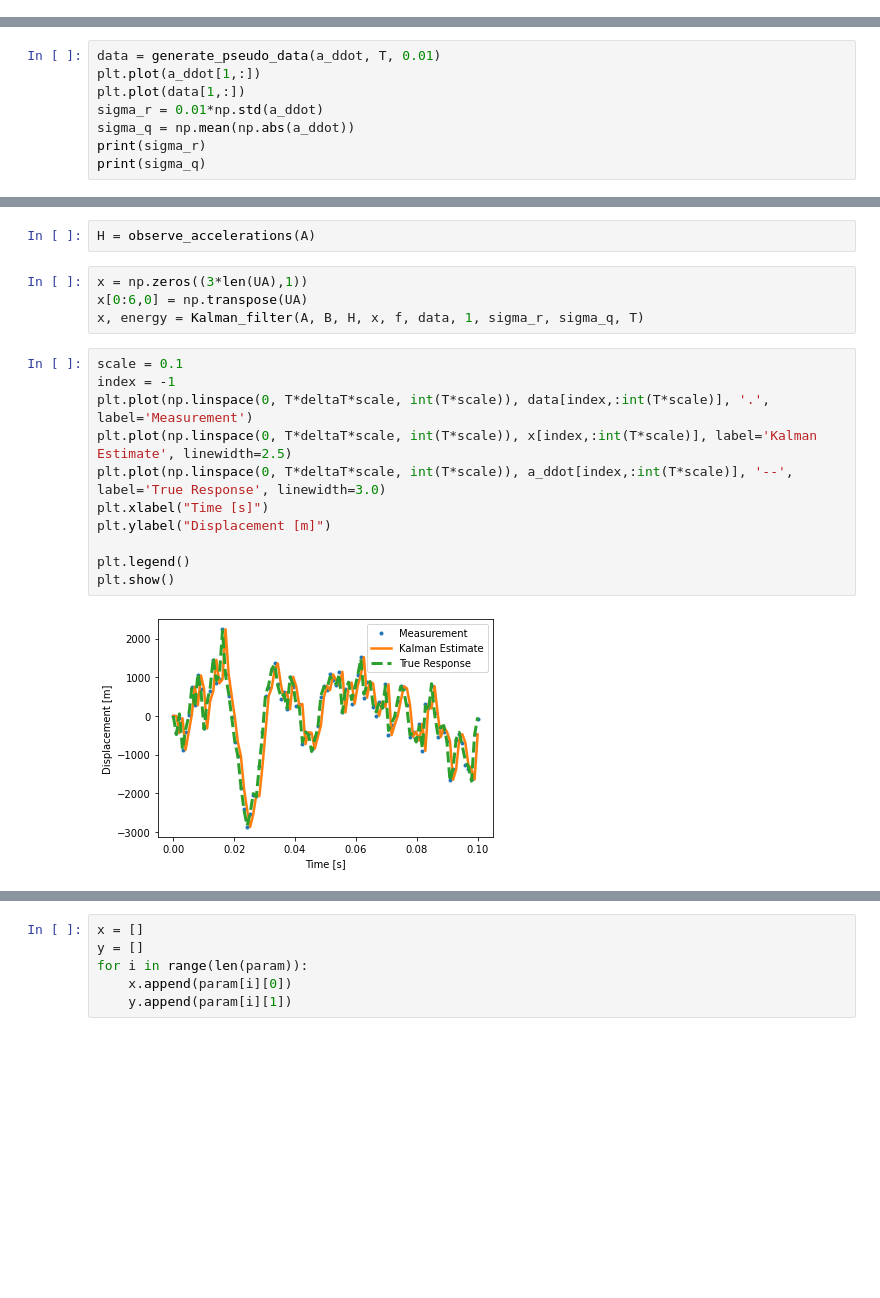
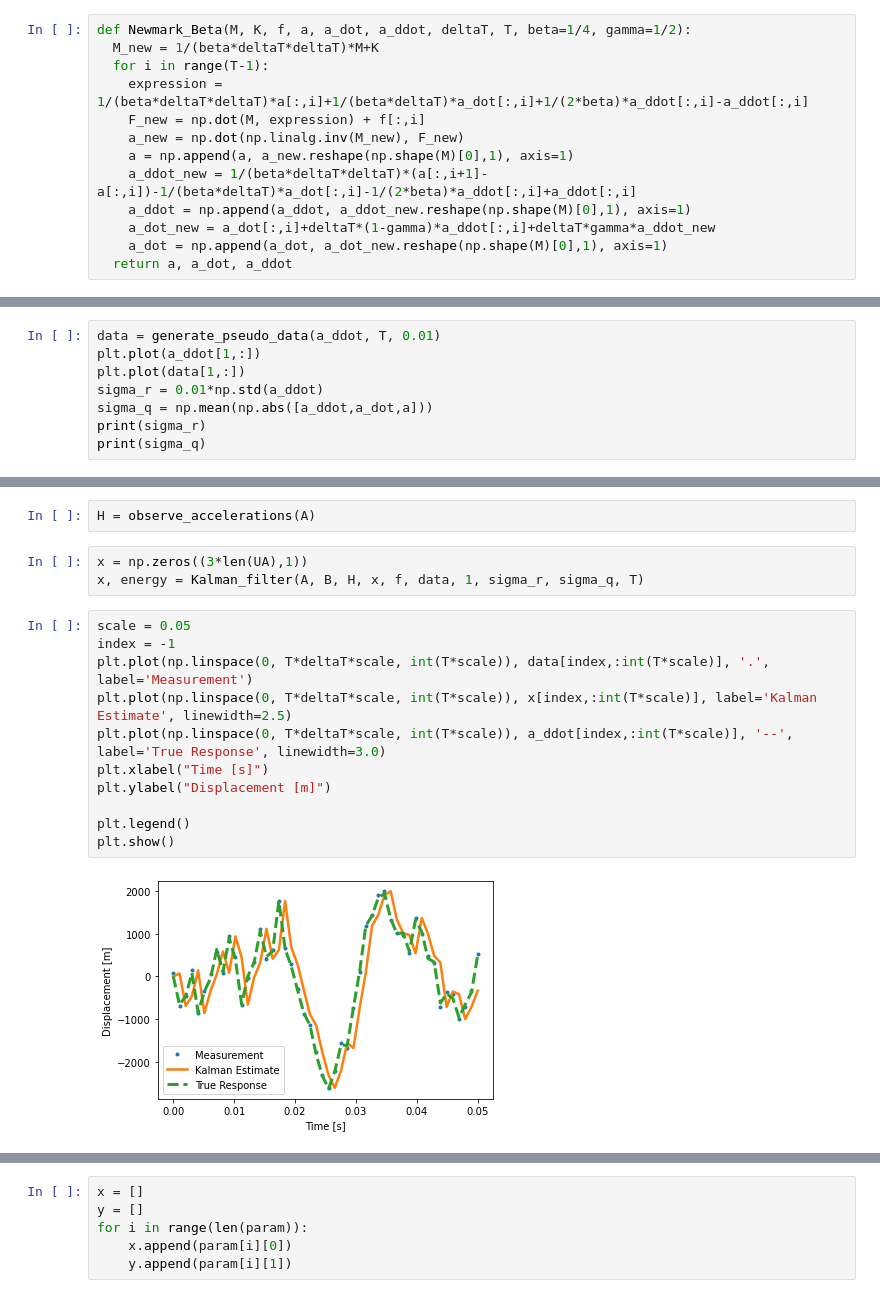
Before and after one commit to ks976/IIB_project, a Jupyter notebook: main.ipynb, the cells around one changed output, grey strips where cells are left out. Drawn from its saved outputs; the diff is of its cells as text; blank space fills up the shorter version.

```diff
--- a/main.ipynb
+++ b/main.ipynb
@@ -882,5 +882,18 @@ def wind_force(param, T):
     f.append(np.zeros(T))
     f.append(0.5*1.2*np.mean(wind[4,:T])*20*param[0]+0.5*1.2*(wind[4,:T]-np.mean(wind[4,:T]))*20*param[1])
     return np.array(f)
+# %%
+def Newmark_Beta(M, K, f, a, a_dot, a_ddot, deltaT, T, beta=1/4, gamma=1/2):
+  M_new = 1/(beta*deltaT*deltaT)*M+K
+  for i in range(T-1):
+    expression = 1/(beta*deltaT*deltaT)*a[:,i]+1/(beta*deltaT)*a_dot[:,i]+1/(2*beta)*a_ddot[:,i]-a_ddot[:,i]
+    F_new = np.dot(M, expression) + f[:,i]
+    a_new = np.dot(np.linalg.inv(M_new), F_new)
+    a = np.append(a, a_new.reshape(np.shape(M)[0],1), axis=1)
+    a_ddot_new = 1/(beta*deltaT*deltaT)*(a[:,i+1]-a[:,i])-1/(beta*deltaT)*a_dot[:,i]-1/(2*beta)*a_ddot[:,i]+a_ddot[:,i]
+    a_ddot = np.append(a_ddot, a_ddot_new.reshape(np.shape(M)[0],1), axis=1)
+    a_dot_new = a_dot[:,i]+deltaT*(1-gamma)*a_ddot[:,i]+deltaT*gamma*a_ddot_new
+    a_dot = np.append(a_dot, a_dot_new.reshape(np.shape(M)[0],1), axis=1)
+  return a, a_dot, a_ddot
 # %%
 a = np.zeros((len(UA),1))
@@ -996,7 +1007,7 @@ data = generate_pseudo_data(a_ddot, T, 0.01)
 plt.plot(a_ddot[1,:])
 plt.plot(data[1,:])
 sigma_r = 0.01*np.std(a_ddot)
-sigma_q = np.mean(np.abs(a_ddot))
+sigma_q = np.mean(np.abs([a_ddot,a_dot,a]))
 print(sigma_r)
 print(sigma_q)
 # %% [output]
@@ -1007,18 +1018,17 @@ print(sigma_q)
 H = observe_accelerations(A)
 # %%
 x = np.zeros((3*len(UA),1))
-x[0:6,0] = np.transpose(UA)
 x, energy = Kalman_filter(A, B, H, x, f, data, 1, sigma_r, sigma_q, T)
 # %%
-scale = 0.1
+scale = 0.05
 index = -1
 plt.plot(np.linspace(0, T*deltaT*scale, int(T*scale)), data[index,:int(T*scale)], '.', label='Measurement')
 plt.plot(np.linspace(0, T*deltaT*scale, int(T*scale)), x[index,:int(T*scale)], label='Kalman Estimate', linewidth=2.5)
 plt.plot(np.linspace(0, T*deltaT*scale, int(T*scale)), a_ddot[index,:int(T*scale)], '--', label='True Response', linewidth=3.0)
 plt.xlabel("Time [s]")
 plt.ylabel("Displacement [m]")
 
 plt.legend()
 plt.show()
 # %% [output]
-[figure, old version]
+[figure, new version]
```
Also changed, not shown: parts of 48 cells of this notebook, 1 other file.
